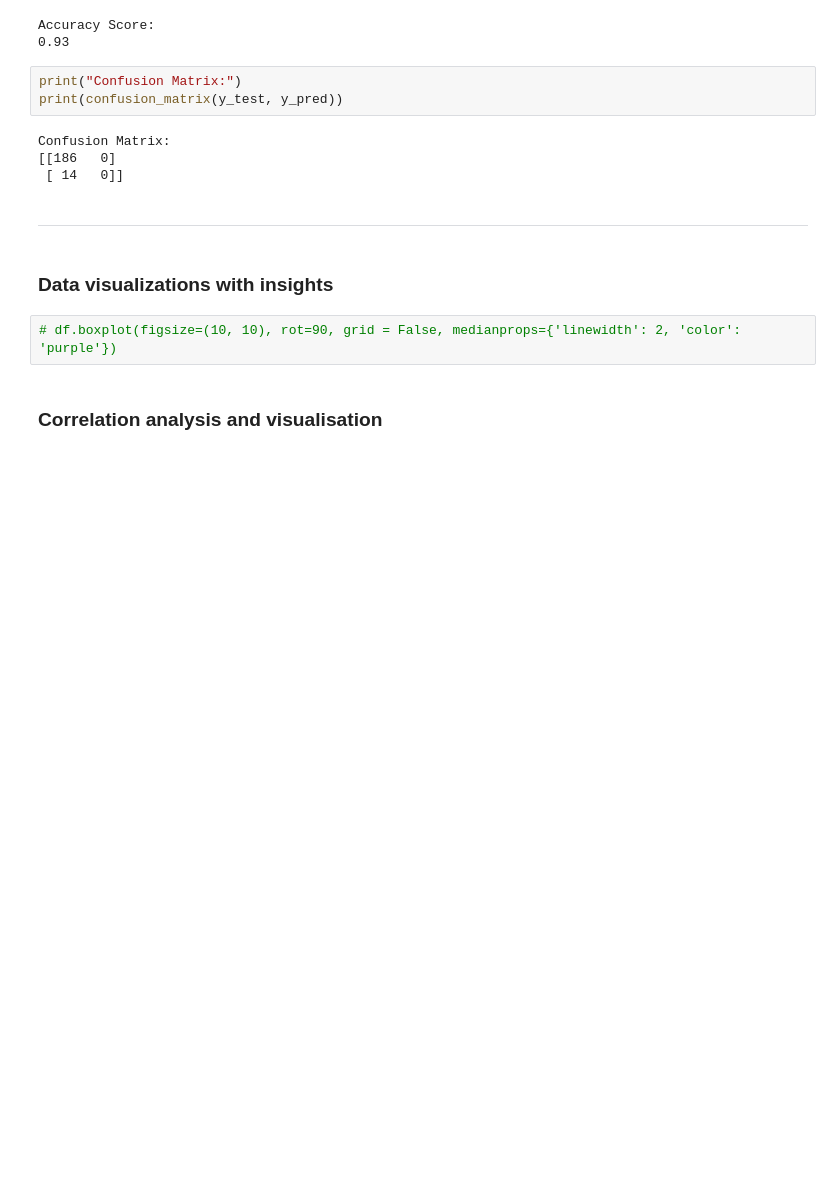
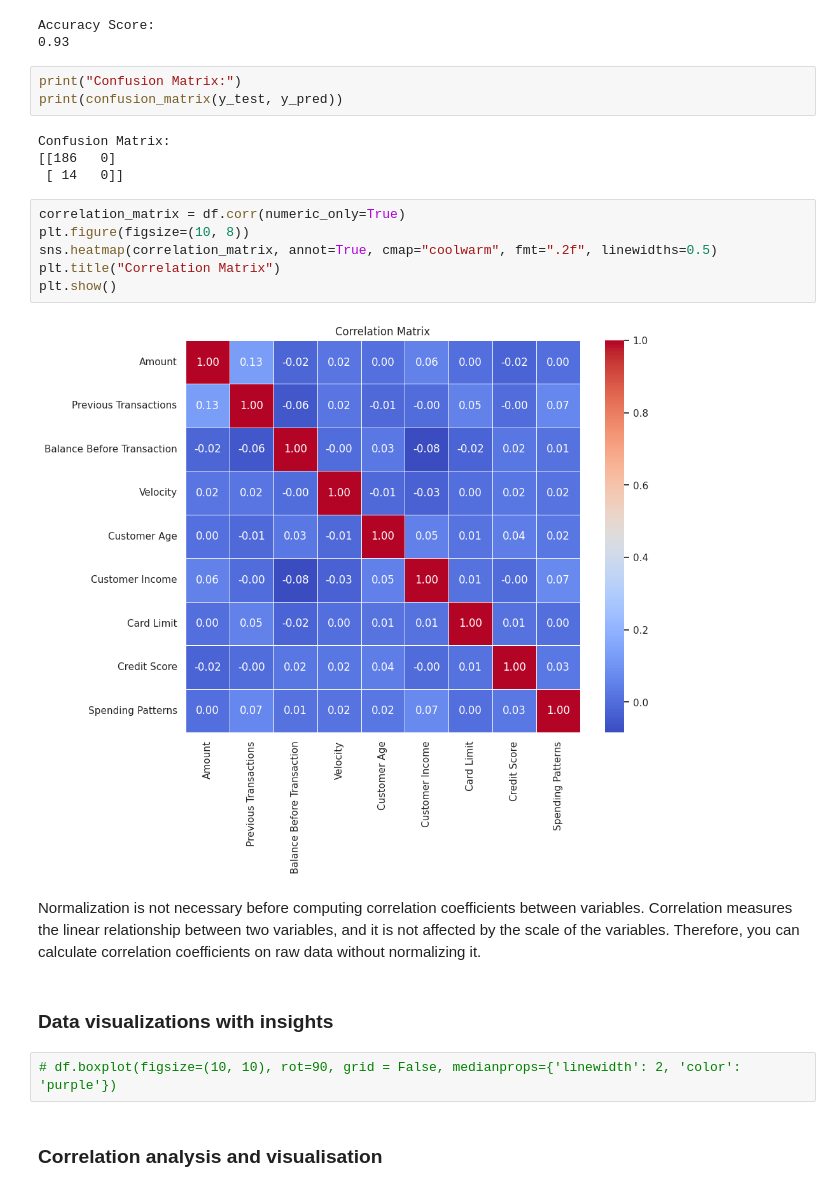
Before and after one commit to vatsaaa/mtech, a Jupyter notebook: semester_1/03_assignments/ml/Group21_Financial_Transactions_Dataset.ipynb, the cells around one changed output. Saved outputs shown, nothing was run; the diff lists cells and outputs as text; blank space fills up the shorter version.

```diff
--- a/semester_1/03_assignments/ml/Group21_Financial_Transactions_Dataset.ipynb
+++ b/semester_1/03_assignments/ml/Group21_Financial_Transactions_Dataset.ipynb
@@ -488,8 +488,16 @@ print(confusion_matrix(y_test, y_pred))
 Confusion Matrix:
 [[186   0]
  [ 14   0]]
-# %% [markdown]
-****
+# %%
+correlation_matrix = df.corr(numeric_only=True)
+plt.figure(figsize=(10, 8))
+sns.heatmap(correlation_matrix, annot=True, cmap="coolwarm", fmt=".2f", linewidths=0.5)
+plt.title("Correlation Matrix")
+plt.show()
+# %% [output]
+[figure, added]
+# %% [markdown]
+Normalization is not necessary before computing correlation coefficients between variables. Correlation measures the linear relationship between two variables, and it is not affected by the scale of the variables. Therefore, you can calculate correlation coefficients on raw data without normalizing it.
 # %% [markdown]
 ### Data visualizations with insights
 # %%
```
Also changed, not shown: parts of 15 cells of this notebook.
